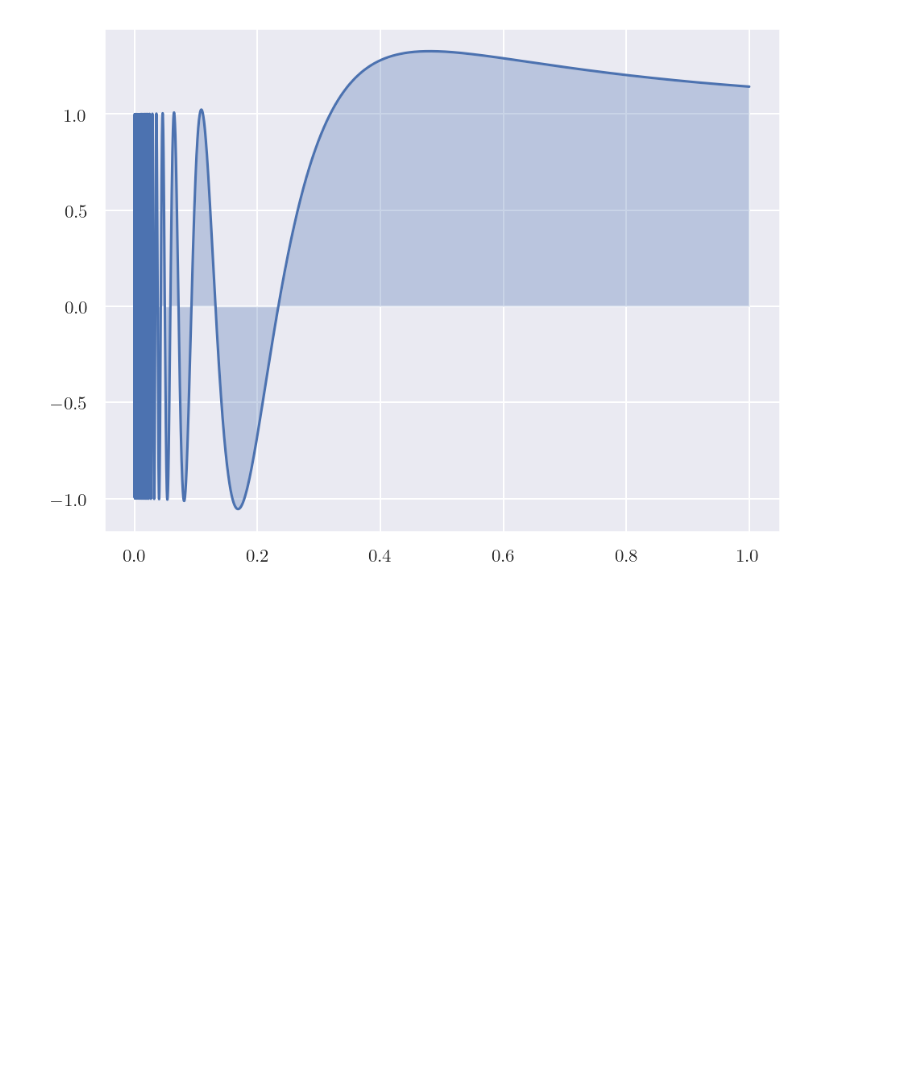
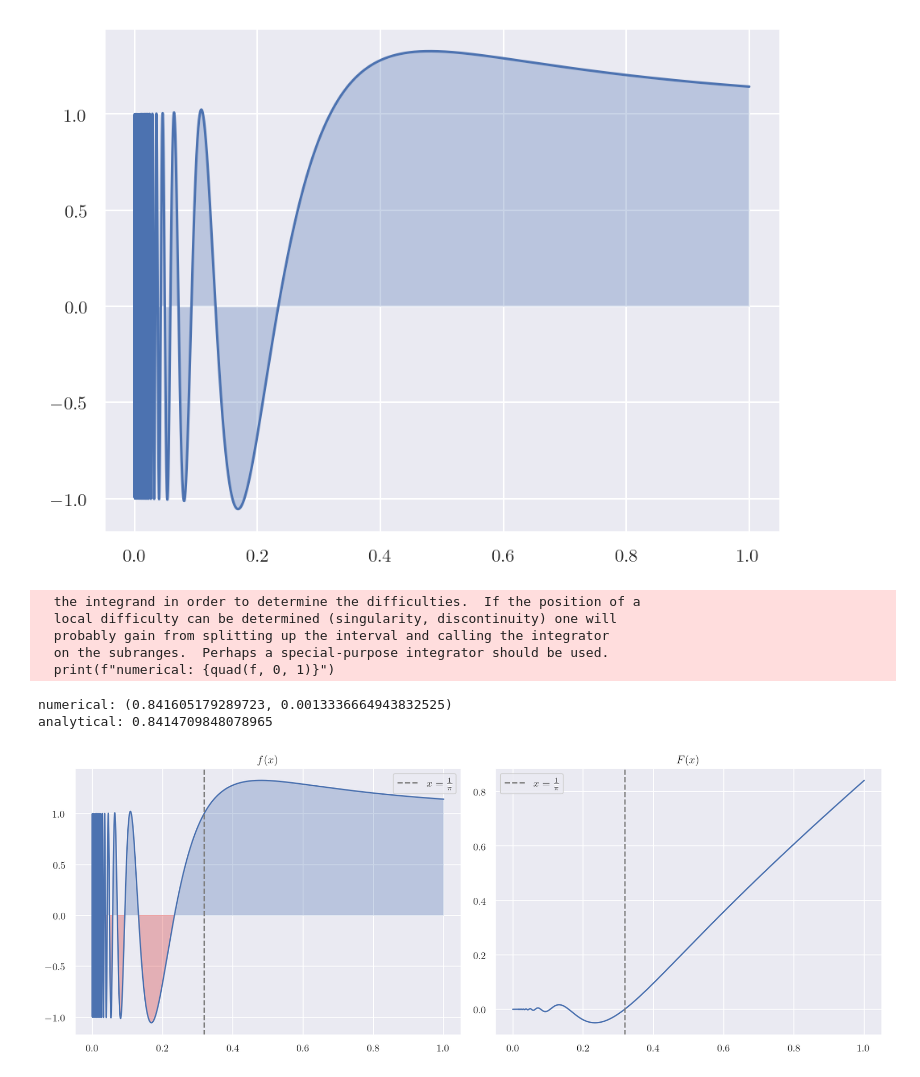
Before and after one commit to Isaac-Fate/mathematical-analysis, a Jupyter notebook: notebooks/the-riemann-stieltjes-integral/second-fundamental-theorem-of-calculus.ipynb, the cells around one changed output. Cells and saved outputs as stored; diff of their text form; code cells hidden in the pictures; blank space fills up the shorter version.

```diff
--- a/notebooks/the-riemann-stieltjes-integral/second-fundamental-theorem-of-calculus.ipynb
+++ b/notebooks/the-riemann-stieltjes-integral/second-fundamental-theorem-of-calculus.ipynb
@@ -47,3 +49,55 @@ analytical: 0.8414709848078965
   on the subranges.  Perhaps a special-purpose integrator should be used.
   print(f"numerical: {quad(f, 0, 1)}")
 [figure]
+# %%
+F = lambda x: x**2 * np.sin(1 / x)
+f = lambda x: 2 * x * np.sin(1 / x) - np.cos(1 / x)
+
+print(f"numerical: {quad(f, 0, 1)}")
+print(f"analytical: {np.sin(1)}")
+
+x = np.linspace(1e-5, 1, 100000)
+
+zeros = np.array([1 / (k * np.pi) for k in range(1, 10)])
+zero = zeros[0]
+
+ax1: Axes
+ax2: Axes
+fig, (ax1, ax2) = plt.subplots(1, 2, figsize=(12.8, 4.8))
+
+y = f(x)
+ax1.plot(x, y)
+ax1.fill_between(x, 0, np.clip(y, 0, np.abs(y)), alpha=0.3)
+ax1.fill_between(x, y, 0, where=y < 0, alpha=0.3, color="tab:red")
+ax1.axvline(
+    zero,
+    linestyle="--",
+    color="gray",
+    label=r"$x = \frac{1}{\pi}$",
+)
+ax1.set_title(r"$f(x)$")
+ax1.legend()
+
+y = F(x)
+ax2.plot(x, y)
+ax2.axvline(
+    zero,
+    linestyle="--",
+    color="gray",
+    label=r"$x = \frac{1}{\pi}$",
+)
+ax2.set_title(r"$F(x)$")
+ax2.legend()
+
+plt.show()
+
+fig.savefig(FIGURES_DIR / "second-fundamental-theorem-of-calculus-example-1.png")
+# %% [output]
+  the integrand in order to determine the difficulties.  If the position of a
+  local difficulty can be determined (singularity, discontinuity) one will
+  probably gain from splitting up the interval and calling the integrator
+  on the subranges.  Perhaps a special-purpose integrator should be used.
+  print(f"numerical: {quad(f, 0, 1)}")
+numerical: (0.841605179289723, 0.0013336664943832525)
+analytical: 0.8414709848078965
+[figure, added]
```
Also changed, not shown: parts of 1 cell of this notebook, 7 other files.
